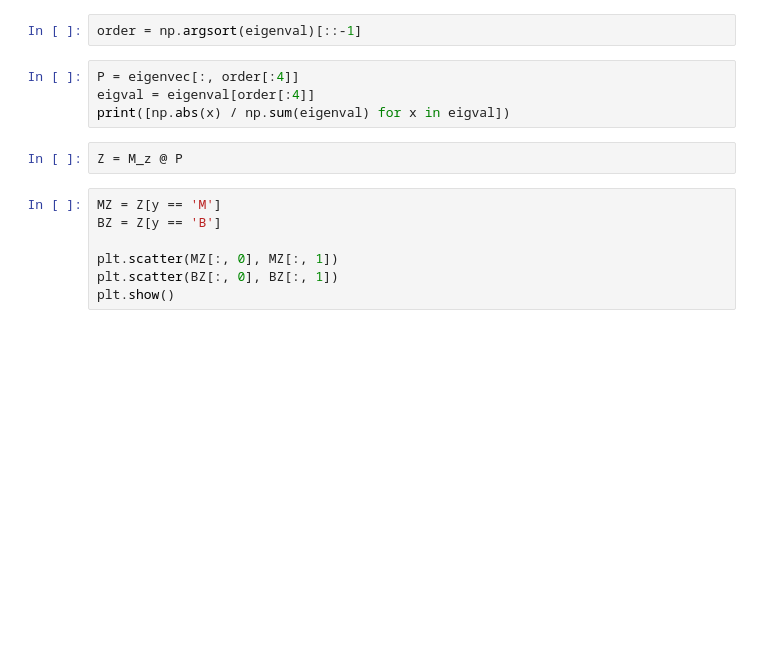
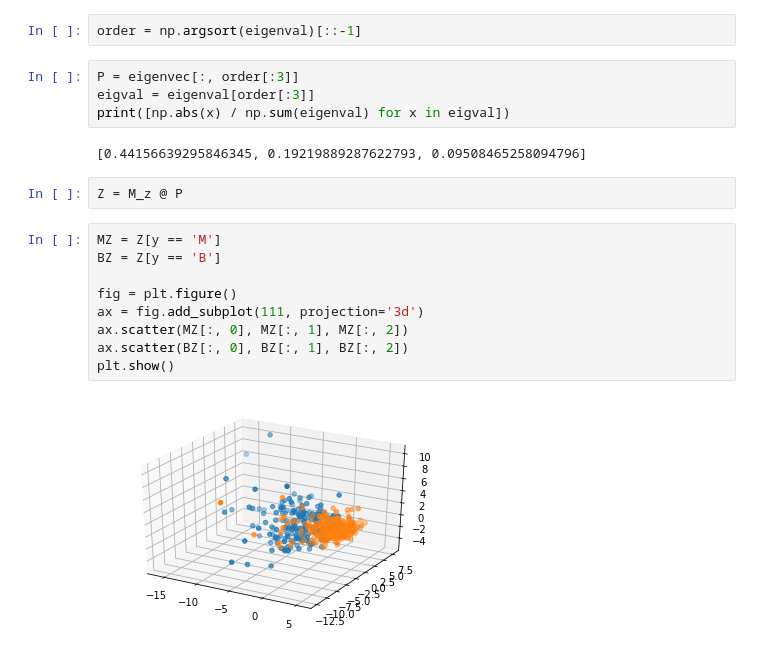
Before and after one commit to deville-m/multilayer_perceptron, a Jupyter notebook: subject/visualization.ipynb, the cells around one changed output. Drawn from its saved outputs; the diff is of its cells as text; blank space fills up the shorter version.

```diff
--- a/subject/visualization.ipynb
+++ b/subject/visualization.ipynb
@@ -40,15 +45,21 @@ eigenval, eigenvec = np.linalg.eig(cor)
 # %%
 order = np.argsort(eigenval)[::-1]
 # %%
-P = eigenvec[:, order[:4]]
-eigval = eigenval[order[:4]]
+P = eigenvec[:, order[:3]]
+eigval = eigenval[order[:3]]
 print([np.abs(x) / np.sum(eigenval) for x in eigval])
+# %% [output]
+[0.44156639295846345, 0.19219889287622793, 0.09508465258094796]
 # %%
 Z = M_z @ P
 # %%
 MZ = Z[y == 'M']
 BZ = Z[y == 'B']
 
-plt.scatter(MZ[:, 0], MZ[:, 1])
-plt.scatter(BZ[:, 0], BZ[:, 1])
+fig = plt.figure()
+ax = fig.add_subplot(111, projection='3d')
+ax.scatter(MZ[:, 0], MZ[:, 1], MZ[:, 2])
+ax.scatter(BZ[:, 0], BZ[:, 1], BZ[:, 2])
 plt.show()
+# %% [output]
+[figure, added]
```
Also changed, not shown: parts of 3 cells of this notebook, 10 other files.
